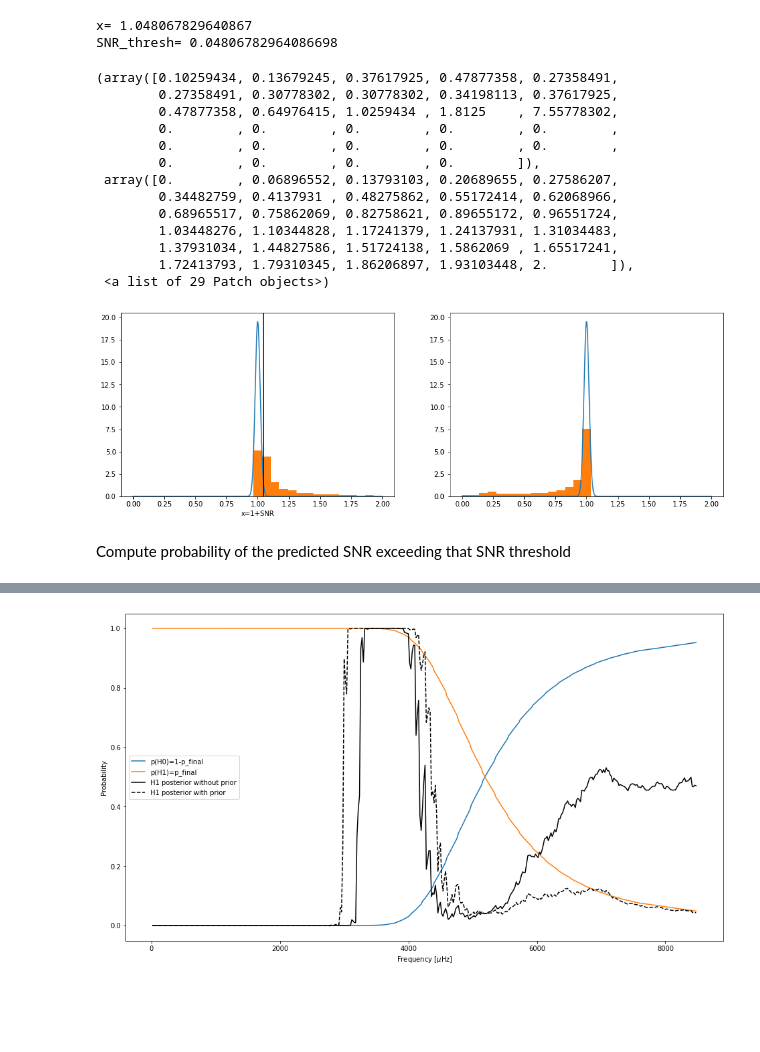
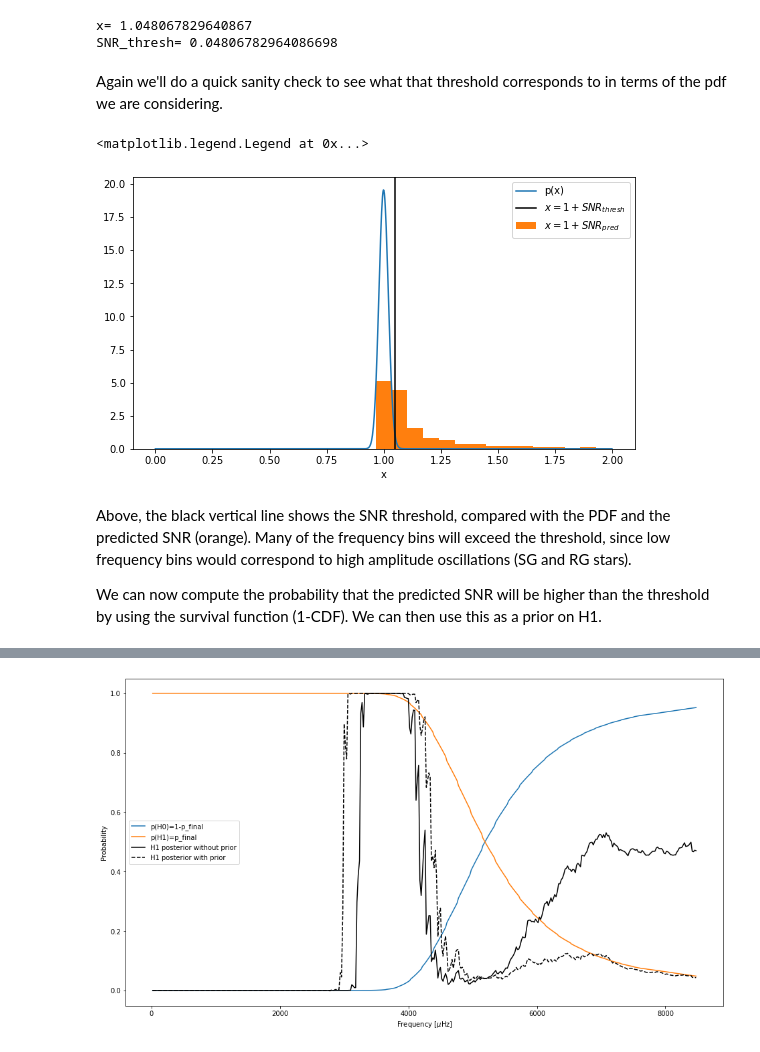
Before and after one commit to nielsenmb/PSM128, a Jupyter notebook: detection/pmode detection.ipynb, the cells around one changed output, grey strips where cells are left out. Saved outputs shown, nothing was run; the diff lists cells and outputs as text; code cells hidden in the pictures; blank space fills up the shorter version.

```diff
--- a/detection/p-mode detection.ipynb
+++ b/detection/pmode detection.ipynb
@@ -32,8 +32,9 @@ lc.plot()
 ### Power spectrum
 Next we compute the power spectrum of the above time series. The power should be normalized to $ppm^2/\mu$Hz, which Lightkurve doesn't do by default.
 # %%
+import numpy as np
 pg = lc.to_periodogram(normalization = 'psd')
-dt = np.median(np.diff(lc.time))*60*60*24/1e6
+dt = np.median(np.diff(lc.time))*86400/1e6
 pg.power = pg.power / np.mean(pg.power) * (2*np.std(lc.flux)**2 * dt)
 f, p = pg.frequency.value, pg.power.value
 # %% [markdown]
@@ -122,18 +127,21 @@ def pmode_env(f, numax, Teff):
     """
 
     Henv = env_height(numax, Teff)
-    stdenv = env_width(numax, Teff)/2. * np.sqrt(2.*np.log(2.))
+
+    stdenv = env_width(numax, Teff)/2 * np.sqrt(2*np.log(2))
+
     envelope = Henv*np.exp(-(f-numax)**2/(2*stdenv**2))
+
     return envelope
 
-def env_height(numax, Teff, Henv_sun=0.1):
+def env_height(numax, teff, Henv_sun=0.1):
     """ Scaling relation for the envelope height
 
     Parameters
     ----------
     numax : float
         Frequency of maximum power of the p-mode envelope.
-    Teff : float
+    teff : float
         Effective temperature of the star
     Henv_sun: float, optional
         Envelope height for the Sun. Default is 0.1 ppm^2/muHz.
@@ -144,9 +152,12 @@ def env_height(numax, Teff, Henv_sun=0.1):
         Height of the p-mode envelope
     """
 
-    Tred = 8907.*(numax/3090.)**0.11*(Teff/5777.)**-0.47
-    beta = 1.0 - np.exp(-(Tred-Teff)/1250.)
-    Henv = Henv_sun*beta**2*(numax/3090.)**-2.79*(Teff/5777.)**3
+    Tred = 8907.*(numax/3090.)**0.11*(teff/5777.)**-0.47
+
+    beta = 1.0 - np.exp(-(Tred-teff)/1250.)
+
+    Henv = Henv_sun*beta**2*(numax/3090.)**-2.79*(teff/5777.)**3
+
     return Henv
 
 def env_width(numax, teff):
@@ -159,16 +170,18 @@ def env_width(numax, teff):
     ----------
     numax : float
         Frequency of maximum power of the p-mode envelope.
+    teff : float
+        Effective temperature of the star
 
     Returns
     -------
-
     width : float
         Envelope width in muHz
 
     """
     if teff <= 5600:
         width = 0.66*numax**0.88
+
     else:
         width = 0.66*numax**0.88*(1+(teff-5777)*6e-4)
 
@@ -359,31 +380,21 @@ print('SNR_thresh=',SNR_thresh)
 # %% [output]
 x= 1.048067829640867
 SNR_thresh= 0.04806782964086698
+# %% [markdown]
+Again we'll do a quick sanity check to see what that threshold corresponds to in terms of the pdf we are considering.
 # %%
 x_prime = np.linspace(0,2, 1000)
 p = chi2.pdf(x_prime, df=2*Nbin, scale = 1/(2*Nbin)) # pdf of chi^2
-fig, ax = subplots(1,2, figsize = (16,5))
-ax[0].plot(x_prime, p)
-ax[0].hist(1+SNR_pred, bins = np.linspace(0,2,30), density = True)
-ax[0].axvline(1+SNR_thresh, color = 'k')
-ax[0].set_xlabel('x=1+SNR')
-
-ax[1].plot(x_prime, p)
-ax[1].hist((1+SNR_thresh)/ (1+SNR_pred), bins = np.linspace(0,2,30), density = True)
+fig, ax = subplots(figsize = (9,5))
+ax.plot(x_prime, p, label= 'p(x)')
+ax.hist(1+SNR_pred, bins = np.linspace(0,2,30), density = True, label = '$x=1+SNR_{pred}$')
+ax.axvline(1+SNR_thresh, color = 'k', label = '$x=1+SNR_{thresh}$')
+ax.set_xlabel('x')
+ax.legend()
 # %% [output]
-(array([0.10259434, 0.13679245, 0.37617925, 0.47877358, 0.27358491,
-        0.27358491, 0.30778302, 0.30778302, 0.34198113, 0.37617925,
-        0.47877358, 0.64976415, 1.0259434 , 1.8125    , 7.55778302,
-        0.        , 0.        , 0.        , 0.        , 0.        ,
-        0.        , 0.        , 0.        , 0.        , 0.        ,
-        0.        , 0.        , 0.        , 0.        ]),
- array([0.        , 0.06896552, 0.13793103, 0.20689655, 0.27586207,
-        0.34482759, 0.4137931 , 0.48275862, 0.55172414, 0.62068966,
-        0.68965517, 0.75862069, 0.82758621, 0.89655172, 0.96551724,
-        1.03448276, 1.10344828, 1.17241379, 1.24137931, 1.31034483,
-        1.37931034, 1.44827586, 1.51724138, 1.5862069 , 1.65517241,
-        1.72413793, 1.79310345, 1.86206897, 1.93103448, 2.        ]),
- <a list of 29 Patch objects>)
+<matplotlib.legend.Legend at 0x...>
-[figure, old version]
+[figure, new version]
-# %% [markdown]
-Compute probability of the predicted SNR exceeding that SNR threshold
+# %% [markdown]
+Above, the black vertical line shows the SNR threshold, compared with the PDF and the predicted SNR (orange). Many of the frequency bins will exceed the threshold, since low frequency bins would correspond to high amplitude oscillations (SG and RG stars).
+
+We can now compute the probability that the predicted SNR will be higher than the threshold by using the survival function (1-CDF). We can then use this as a prior on H1.
```
Also changed, not shown: parts of 66 cells of this notebook.
